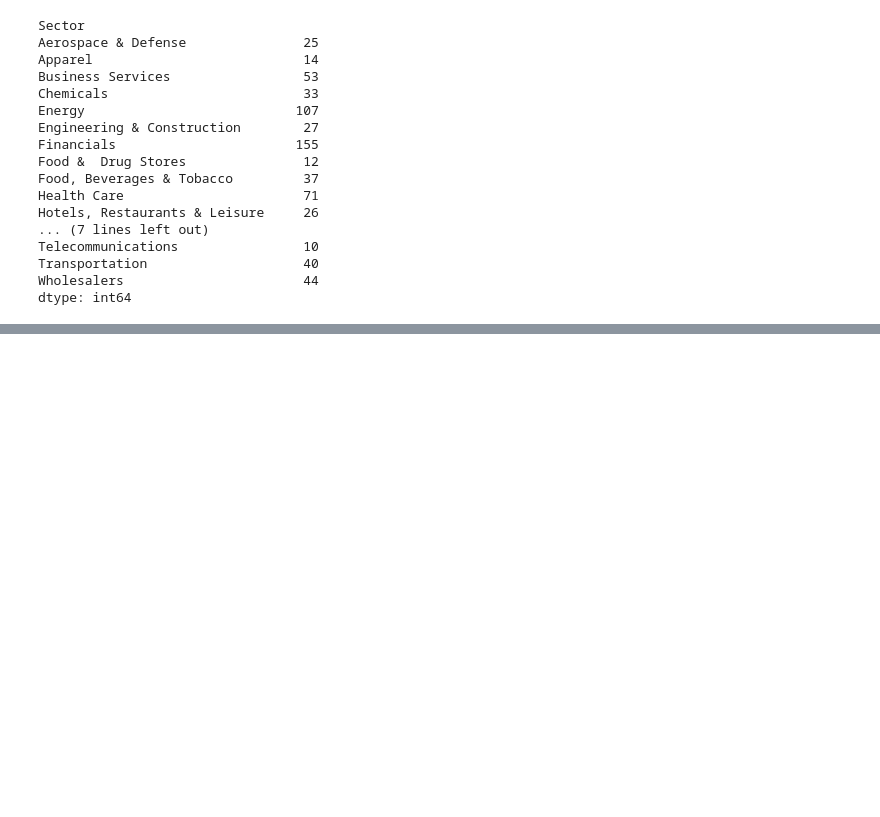
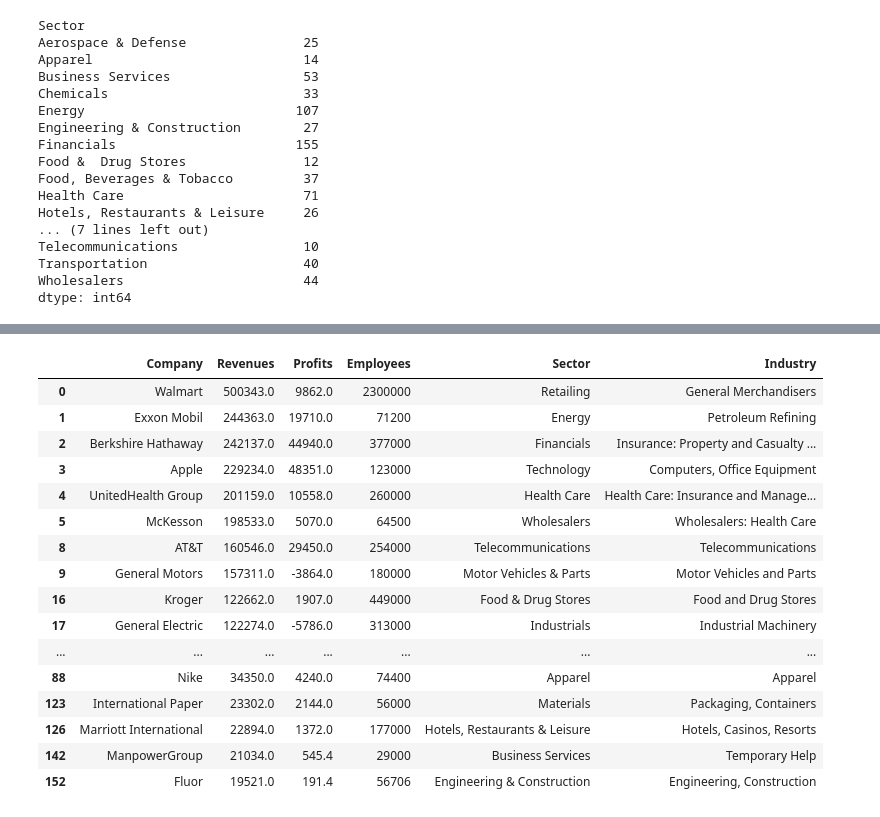
Before and after one commit to ljyGmail/pandas_in_action, a Jupyter notebook: ch09_the_groupby_object.ipynb, the cells around one changed output, grey strips where cells are left out. Cells and saved outputs as stored; diff of their text form; code cells hidden in the pictures; blank space fills up the shorter version.

Commit message:
9.3 attributes and methods of a groupby object

```diff
--- a/ch09_the_groupby_object.ipynb
+++ b/ch09_the_groupby_object.ipynb
@@ -130,0 +186,21 @@ dtype: int64
+# %%
+# identical to the one returned by the first method:
+sectors.nth(0)
+# %% [output]
+|  | Company | Revenues | Profits | Employees | Sector | Industry |
+| 0 | Walmart | 500343.0 | 9862.0 | 2300000 | Retailing | General Merchandisers |
+| 1 | Exxon Mobil | 244363.0 | 19710.0 | 71200 | Energy | Petroleum Refining |
+| 2 | Berkshire Hathaway | 242137.0 | 44940.0 | 377000 | Financials | Insurance: Property and Casualty ... |
+| 3 | Apple | 229234.0 | 48351.0 | 123000 | Technology | Computers, Office Equipment |
+| 4 | UnitedHealth Group | 201159.0 | 10558.0 | 260000 | Health Care | Health Care: Insurance and Manage... |
+| 5 | McKesson | 198533.0 | 5070.0 | 64500 | Wholesalers | Wholesalers: Health Care |
+| 8 | AT&T | 160546.0 | 29450.0 | 254000 | Telecommunications | Telecommunications |
+| 9 | General Motors | 157311.0 | -3864.0 | 180000 | Motor Vehicles & Parts | Motor Vehicles and Parts |
+| 16 | Kroger | 122662.0 | 1907.0 | 449000 | Food & Drug Stores | Food and Drug Stores |
+| 17 | General Electric | 122274.0 | -5786.0 | 313000 | Industrials | Industrial Machinery |
+| ... | ... | ... | ... | ... | ... | ... |
+| 88 | Nike | 34350.0 | 4240.0 | 74400 | Apparel | Apparel |
+| 123 | International Paper | 23302.0 | 2144.0 | 56000 | Materials | Packaging, Containers |
+| 126 | Marriott International | 22894.0 | 1372.0 | 177000 | Hotels, Restaurants & Leisure | Hotels, Casinos, Resorts |
+| 142 | ManpowerGroup | 21034.0 | 545.4 | 29000 | Business Services | Temporary Help |
+| 152 | Fluor | 19521.0 | 191.4 | 56706 | Engineering & Construction | Engineering, Construction |
```
Also changed, not shown: parts of 10 cells of this notebook.
